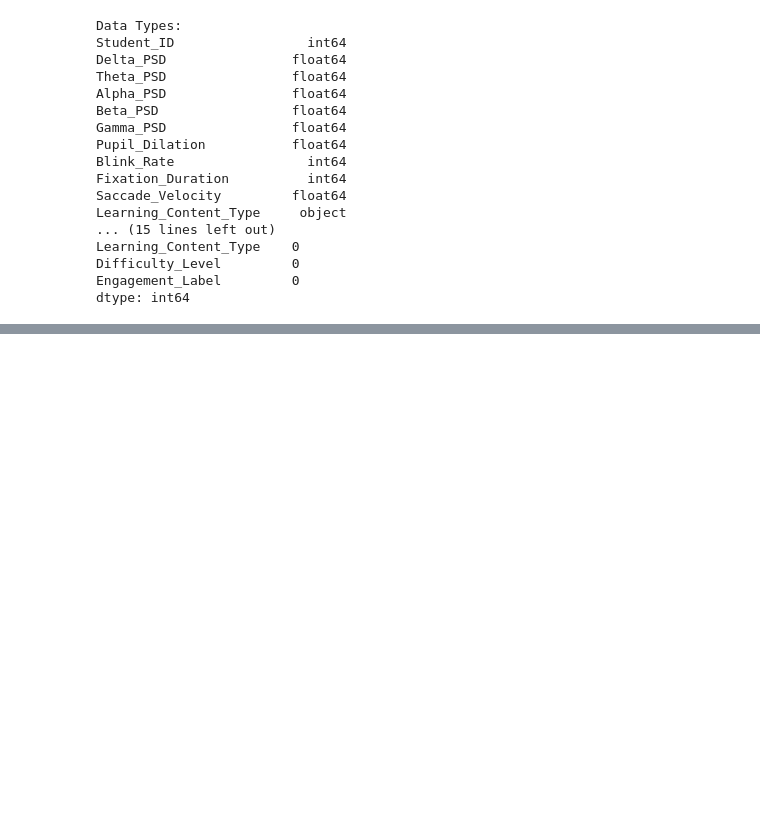
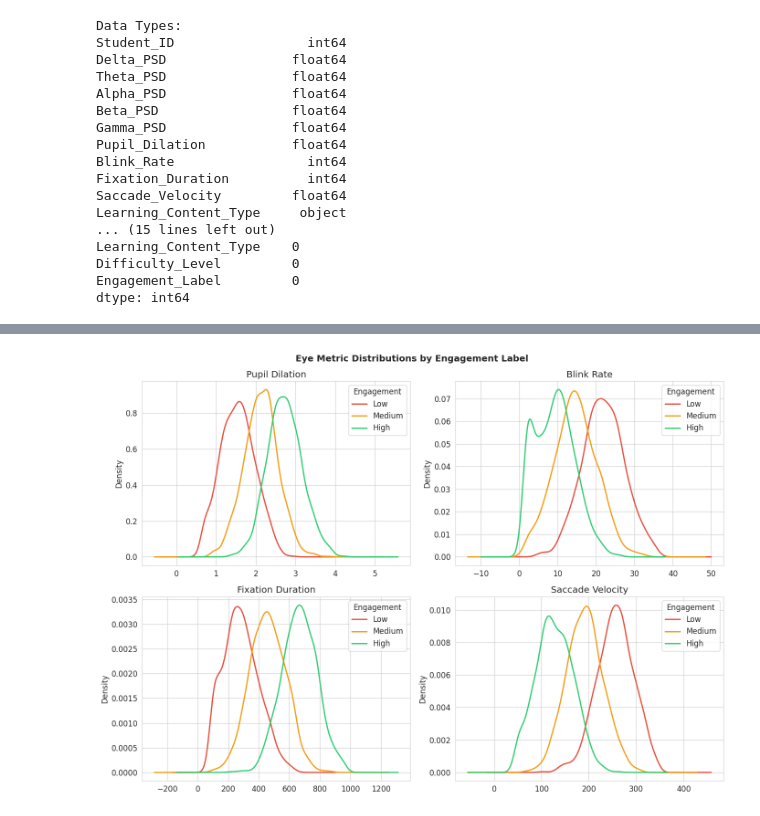
Before and after one commit to YasiniK/multimodal-student-cognitive-load-and-engagement-detection, a Jupyter notebook: Cognitive_Load/CL_EDA_Preprocessing.ipynb, the cells around one changed output, grey strips where cells are left out. Drawn from its saved outputs; the diff is of its cells as text; code cells hidden in the pictures; blank space fills up the shorter version.

Commit message:
EDA: KDE (Kernel Density Estimation) plots

```diff
--- a/Cognitive_Load/CL_EDA_Preprocessing.ipynb
+++ b/Cognitive_Load/CL_EDA_Preprocessing.ipynb
@@ -126,0 +147,25 @@ dtype: int64
+# %%
+# Define the four non-invasive eye-tracking features retained for modelling
+eye_cols    = ['Pupil_Dilation', 'Blink_Rate', 'Fixation_Duration', 'Saccade_Velocity']
+label_names = {0: 'Low', 1: 'Medium', 2: 'High'}
+colors      = ['#e74c3c', '#f39c12', '#2ecc71']  # red=Low, amber=Medium, green=High
+
+fig, axes = plt.subplots(2, 2, figsize=(14, 10))
+
+for ax, col in zip(axes.flatten(), eye_cols):
+    for label, color in zip([0, 1, 2], colors):
+        subset = df[df['Engagement_Label'] == label][col]
+        subset.plot.kde(ax=ax, label=label_names[label], color=color, linewidth=2)
+    ax.set_title(col.replace('_', ' '), fontweight='bold')
+    ax.set_xlabel(col.replace('_', ' '))
+    ax.legend(title='Engagement Level')
+
+plt.suptitle('KDE — Eye Metric Distributions by Engagement Label',
+             fontsize=14, fontweight='bold', y=1.01)
+plt.tight_layout()
+plt.show()
+
+# Summary: separated KDE curves confirm each feature carries discriminative
+# information across engagement levels, validating feature retention.
+# %% [output]
+[figure, added]
```
Also changed, not shown: parts of 1 cell of this notebook.
